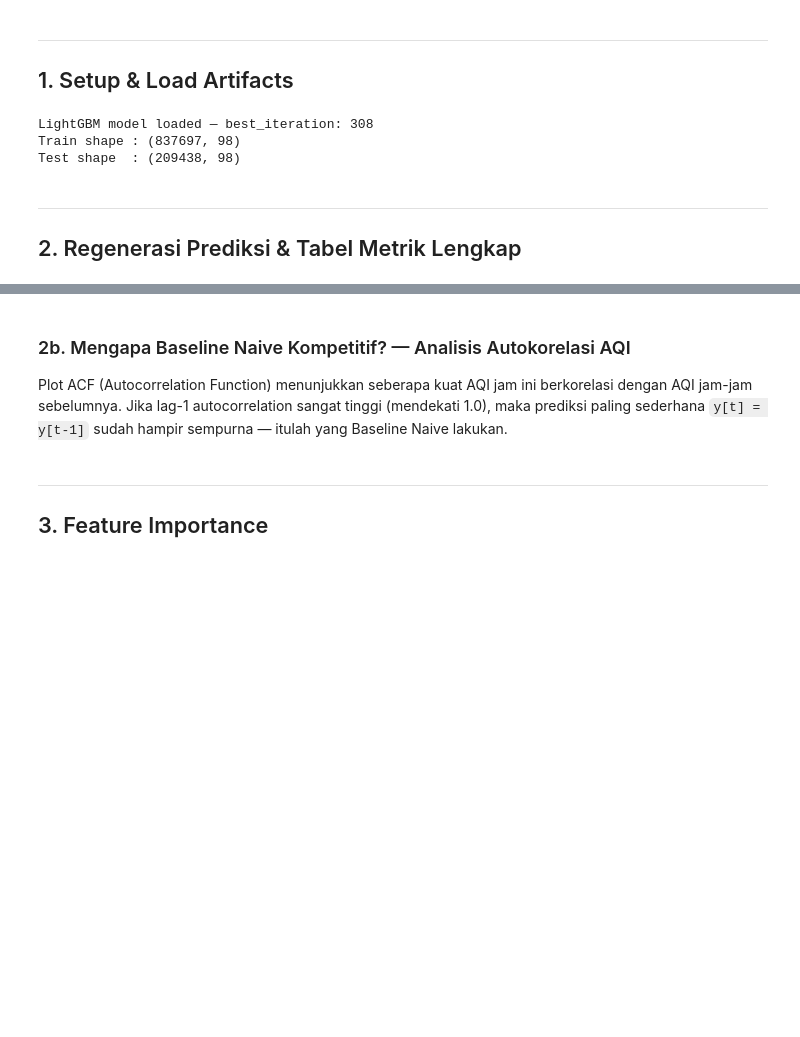
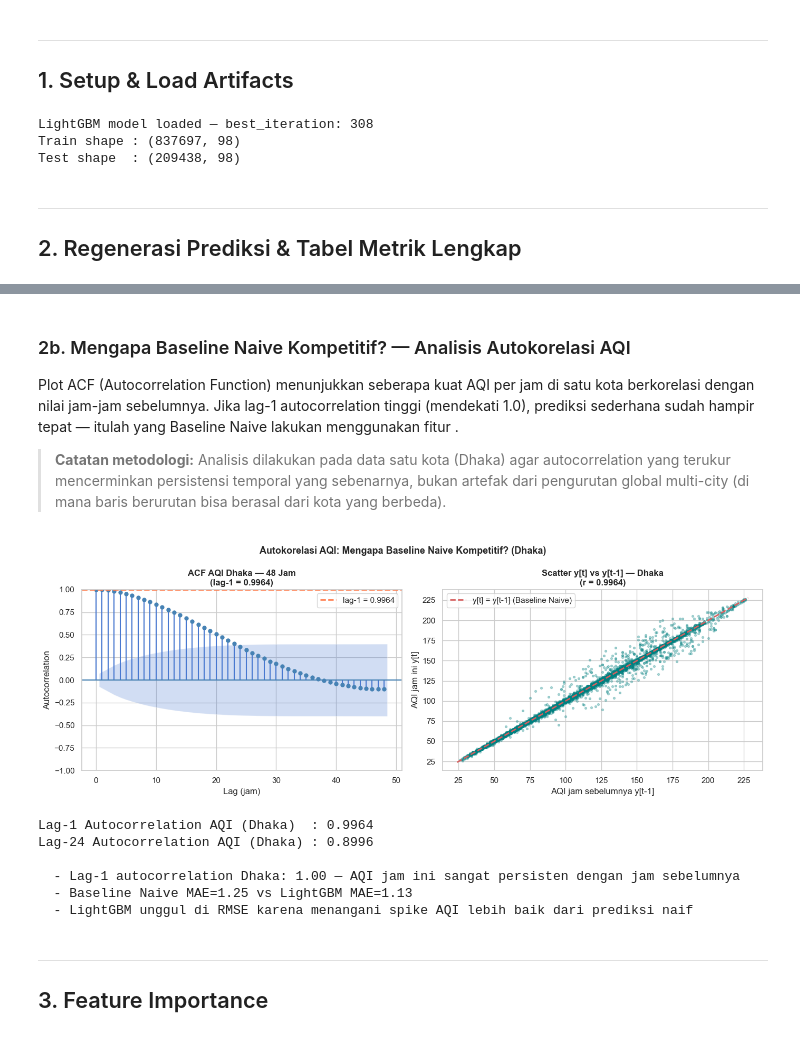
Before and after one commit to faizhuda/daming-kelompok-7, a Jupyter notebook: notebooks/06_model_evaluation.ipynb, the cells around one changed output, grey strips where cells are left out. Drawn from its saved outputs; the diff is of its cells as text; code cells hidden in the pictures; blank space fills up the shorter version.

```diff
--- a/notebooks/06_model_evaluation.ipynb
+++ b/notebooks/06_model_evaluation.ipynb
@@ -32,6 +32,7 @@ y_train = pd.read_csv('data/processed/y_train.csv').squeeze()
 y_test  = pd.read_csv('data/processed/y_test.csv').squeeze()
 
 scaler      = joblib.load('artifacts/robust_scaler.pkl')
+le_city     = joblib.load('artifacts/label_encoder_city.pkl')
 with open('artifacts/feature_list.json') as f:
     FEATURES = json.load(f)
 
@@ -102,48 +113,72 @@ print('Disimpan: results/metrics_comparison.csv')
 # %% [markdown]
 ### 2b. Mengapa Baseline Naive Kompetitif? — Analisis Autokorelasi AQI
 
-Plot ACF (Autocorrelation Function) menunjukkan seberapa kuat AQI jam ini berkorelasi dengan AQI jam-jam sebelumnya. Jika lag-1 autocorrelation sangat tinggi (mendekati 1.0), maka prediksi paling sederhana `y[t] = y[t-1]` sudah hampir sempurna — itulah yang Baseline Naive lakukan.
+Plot ACF (Autocorrelation Function) menunjukkan seberapa kuat AQI per jam di satu kota berkorelasi dengan nilai jam-jam sebelumnya. Jika lag-1 autocorrelation tinggi (mendekati 1.0), prediksi sederhana  sudah hampir tepat — itulah yang Baseline Naive lakukan menggunakan fitur .
+
+> **Catatan metodologi:** Analisis dilakukan pada data satu kota (Dhaka) agar autocorrelation yang terukur mencerminkan persistensi temporal yang sebenarnya, bukan artefak dari pengurutan global multi-city (di mana baris berurutan bisa berasal dari kota yang berbeda).
 # %%
 from statsmodels.graphics.tsaplots import plot_acf
 
-aqi_series = y_test.values[:720]
-lag1_autocorr = pd.Series(aqi_series).autocorr(lag=1)
+# Autocorrelation harus dihitung PER KOTA, bukan pada data global multi-city.
+# y_test diurutkan secara global (semua kota pada timestamp yang sama berurutan),
+# sehingga baris berurutan bisa berasal dari kota berbeda → lag-1 global mendekati 0.
+# Kita unscale city_encoded untuk memfilter ke satu kota representatif (Dhaka).
+scaler_acf = joblib.load('artifacts/robust_scaler.pkl')
+_scale_cols = list(scaler_acf.feature_names_in_)
+_city_idx   = _scale_cols.index('city_encoded')
+_center     = scaler_acf.center_[_city_idx]
+_scale      = scaler_acf.scale_[_city_idx]
+unscaled_city_acf = np.round(X_test['city_encoded'].values * _scale + _center).astype(int)
+
+dhaka_mask  = (unscaled_city_acf == 21)   # Dhaka = city_encoded 21
+aqi_series  = y_test.values[dhaka_mask]   # ~7000 jam data Dhaka
+
+lag1_autocorr  = pd.Series(aqi_series).autocorr(lag=1)
+lag24_autocorr = pd.Series(aqi_series).autocorr(lag=24)
 
 fig, axes = plt.subplots(1, 2, figsize=(14, 5))
-fig.suptitle('Autokorelasi AQI: Mengapa Baseline Naive Kompetitif?',
+fig.suptitle('Autokorelasi AQI: Mengapa Baseline Naive Kompetitif? (Dhaka)',
              fontsize=13, fontweight='bold')
 
-plot_acf(aqi_series, lags=48, ax=axes[0], color='steelblue', alpha=0.05)
-axes[0].set_title(f'ACF AQI — 48 Jam\n(lag-1 autocorrelation = {lag1_autocorr:.4f})', fontweight='bold')
+plot_acf(aqi_series[:720], lags=48, ax=axes[0], color='steelblue', alpha=0.05)
+axes[0].set_title(f'ACF AQI Dhaka — 48 Jam\n(lag-1 = {lag1_autocorr:.4f})', fontweight='bold')
 axes[0].set_xlabel('Lag (jam)')
 axes[0].set_ylabel('Autocorrelation')
 axes[0].axhline(lag1_autocorr, color='coral', linestyle='--', linewidth=2,
                 label=f'lag-1 = {lag1_autocorr:.4f}')
 axes[0].legend()
 
 y_arr_sub  = aqi_series[1:]
 y_lag1_sub = aqi_series[:-1]
 axes[1].scatter(y_lag1_sub, y_arr_sub, alpha=0.3, s=8, color='teal')
 lim = [min(y_lag1_sub.min(), y_arr_sub.min()) - 2,
        max(y_lag1_sub.max(), y_arr_sub.max()) + 2]
 axes[1].plot(lim, lim, 'r--', linewidth=2, label='y[t] = y[t-1] (Baseline Naive)')
 axes[1].set_xlabel('AQI jam sebelumnya y[t-1]')
 axes[1].set_ylabel('AQI jam ini y[t]')
-axes[1].set_title(f'Scatter y[t] vs y[t-1]\n(r = {lag1_autocorr:.4f})', fontweight='bold')
+axes[1].set_title(f'Scatter y[t] vs y[t-1] — Dhaka\n(r = {lag1_autocorr:.4f})', fontweight='bold')
 axes[1].legend()
 
 plt.tight_layout()
 plt.savefig('results/plots/aqi_autocorrelation.png', dpi=120)
 plt.show()
 
-print(f'Lag-1 Autocorrelation AQI  : {lag1_autocorr:.4f}')
-print(f'Lag-24 Autocorrelation AQI : {pd.Series(aqi_series).autocorr(lag=24):.4f}')
+print(f'Lag-1 Autocorrelation AQI (Dhaka)  : {lag1_autocorr:.4f}')
+print(f'Lag-24 Autocorrelation AQI (Dhaka) : {lag24_autocorr:.4f}')
 print()
-lgb_mae = df_metrics[df_metrics["Model"]=="LightGBM"]["MAE"].values[0]
+lgb_mae   = df_metrics[df_metrics["Model"]=="LightGBM"]["MAE"].values[0]
 naive_mae = df_metrics[df_metrics["Model"]=="Baseline Naive"]["MAE"].values[0]
-print(f'  - Lag-1 autocorrelation {lag1_autocorr:.2f} ~= 1.0 -> AQI jam ini hampir identik dengan jam sebelumnya')
+print(f'  - Lag-1 autocorrelation Dhaka: {lag1_autocorr:.2f} — AQI jam ini sangat persisten dengan jam sebelumnya')
 print(f'  - Baseline Naive MAE={naive_mae:.2f} vs LightGBM MAE={lgb_mae:.2f}')
 print(f'  - LightGBM unggul di RMSE karena menangani spike AQI lebih baik dari prediksi naif')
+# %% [output]
+[figure, added]
+Lag-1 Autocorrelation AQI (Dhaka)  : 0.9964
+Lag-24 Autocorrelation AQI (Dhaka) : 0.8996
+
+  - Lag-1 autocorrelation Dhaka: 1.00 — AQI jam ini sangat persisten dengan jam sebelumnya
+  - Baseline Naive MAE=1.25 vs LightGBM MAE=1.13
+  - LightGBM unggul di RMSE karena menangani spike AQI lebih baik dari prediksi naif
 # %% [markdown]
 ---
 ## 3. Feature Importance
```
Also changed, not shown: parts of 10 cells of this notebook, 8 other files.
